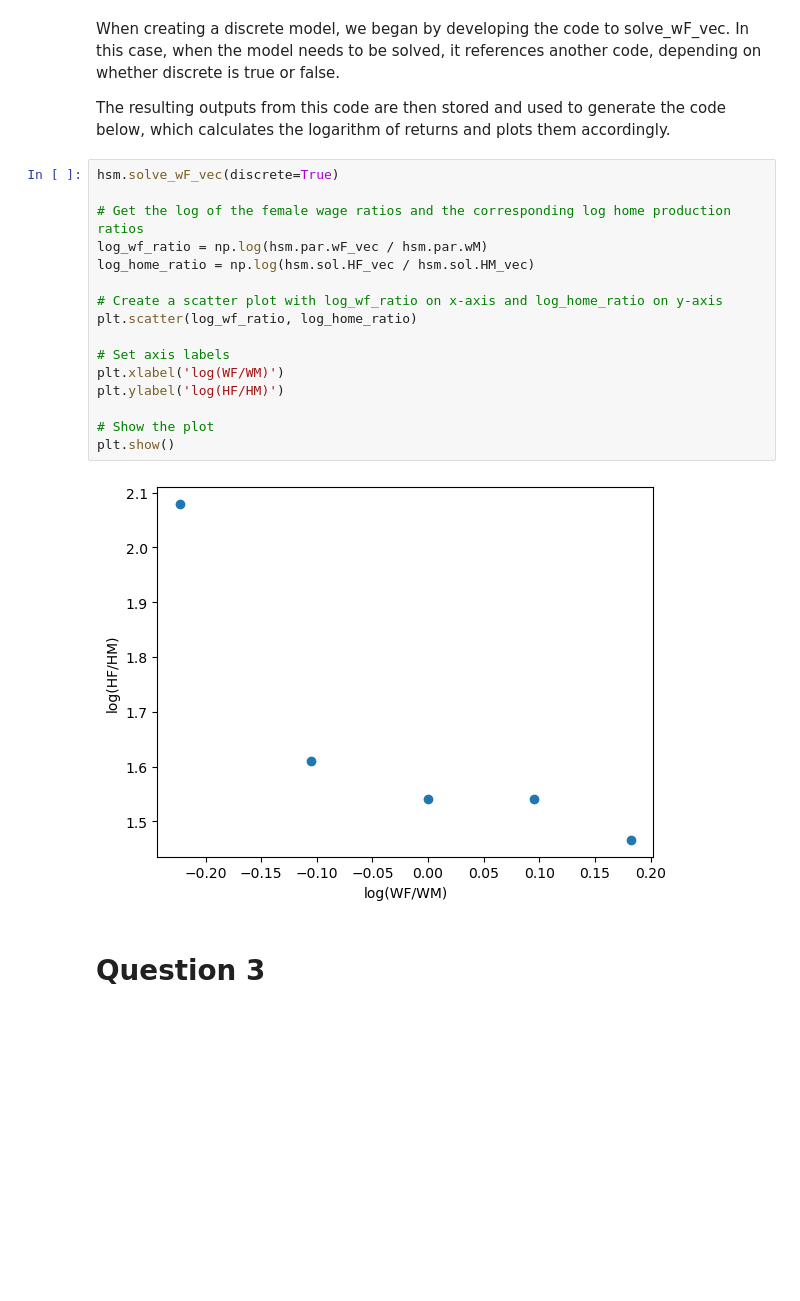
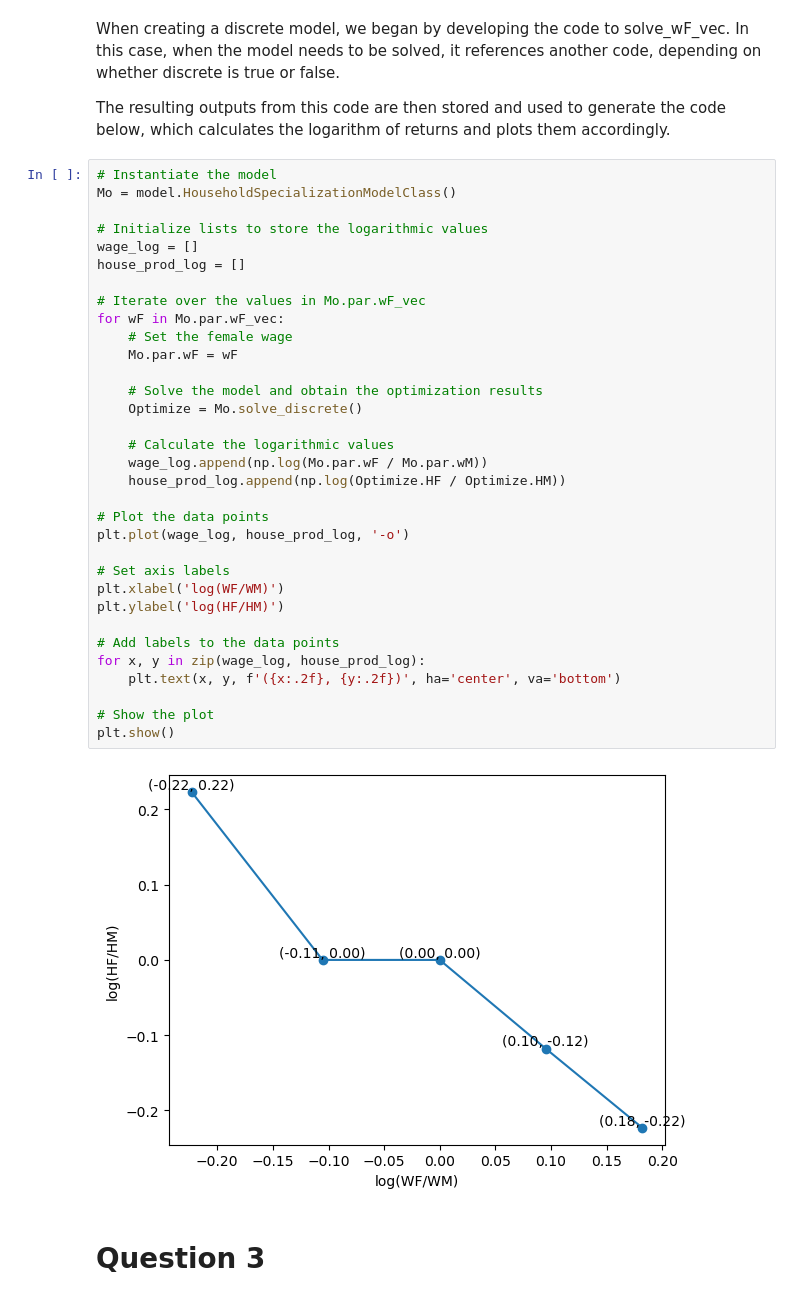
Before and after one commit to NumEconCopenhagen/projects-2023-2x-chris-og-ras, a Jupyter notebook: inauguralproject/inauguralproject.ipynb, the cells around one changed output. Cells and saved outputs as stored; diff of their text form; blank space fills up the shorter version.

```diff
--- a/inauguralproject/inauguralproject.ipynb
+++ b/inauguralproject/inauguralproject.ipynb
@@ -54,24 +63,41 @@ plt.show()
 When creating a discrete model, we began by developing the code to solve_wF_vec. In this case, when the model needs to be solved, it references another code, depending on whether discrete is true or false.
 
 The resulting outputs from this code are then stored and used to generate the code below, which calculates the logarithm of returns and plots them accordingly.
-# %%
-hsm.solve_wF_vec(discrete=True)
-
-# Get the log of the female wage ratios and the corresponding log home production ratios
-log_wf_ratio = np.log(hsm.par.wF_vec / hsm.par.wM)
-log_home_ratio = np.log(hsm.sol.HF_vec / hsm.sol.HM_vec)
-
-# Create a scatter plot with log_wf_ratio on x-axis and log_home_ratio on y-axis
-plt.scatter(log_wf_ratio, log_home_ratio)
-
-# Set axis labels
-plt.xlabel('log(WF/WM)')
-plt.ylabel('log(HF/HM)')
-
-# Show the plot
-plt.show()
-# %% [output]
-[figure, removed]
+# %%
+# Instantiate the model
+Mo = model.HouseholdSpecializationModelClass()
+
+# Initialize lists to store the logarithmic values
+wage_log = []
+house_prod_log = []
+
+# Iterate over the values in Mo.par.wF_vec
+for wF in Mo.par.wF_vec:
+    # Set the female wage
+    Mo.par.wF = wF
+
+    # Solve the model and obtain the optimization results
+    Optimize = Mo.solve_discrete()
+
+    # Calculate the logarithmic values
+    wage_log.append(np.log(Mo.par.wF / Mo.par.wM))
+    house_prod_log.append(np.log(Optimize.HF / Optimize.HM))
+
+# Plot the data points
+plt.plot(wage_log, house_prod_log, '-o')
+
+# Set axis labels
+plt.xlabel('log(WF/WM)')
+plt.ylabel('log(HF/HM)')
+
+# Add labels to the data points
+for x, y in zip(wage_log, house_prod_log):
+    plt.text(x, y, f'({x:.2f}, {y:.2f})', ha='center', va='bottom')
+
+# Show the plot
+plt.show()
+# %% [output]
+[figure, added]
 # %% [markdown]
 # Question 3
 # %% [markdown]
```
Also changed, not shown: parts of 4 cells of this notebook, 1 other file.
